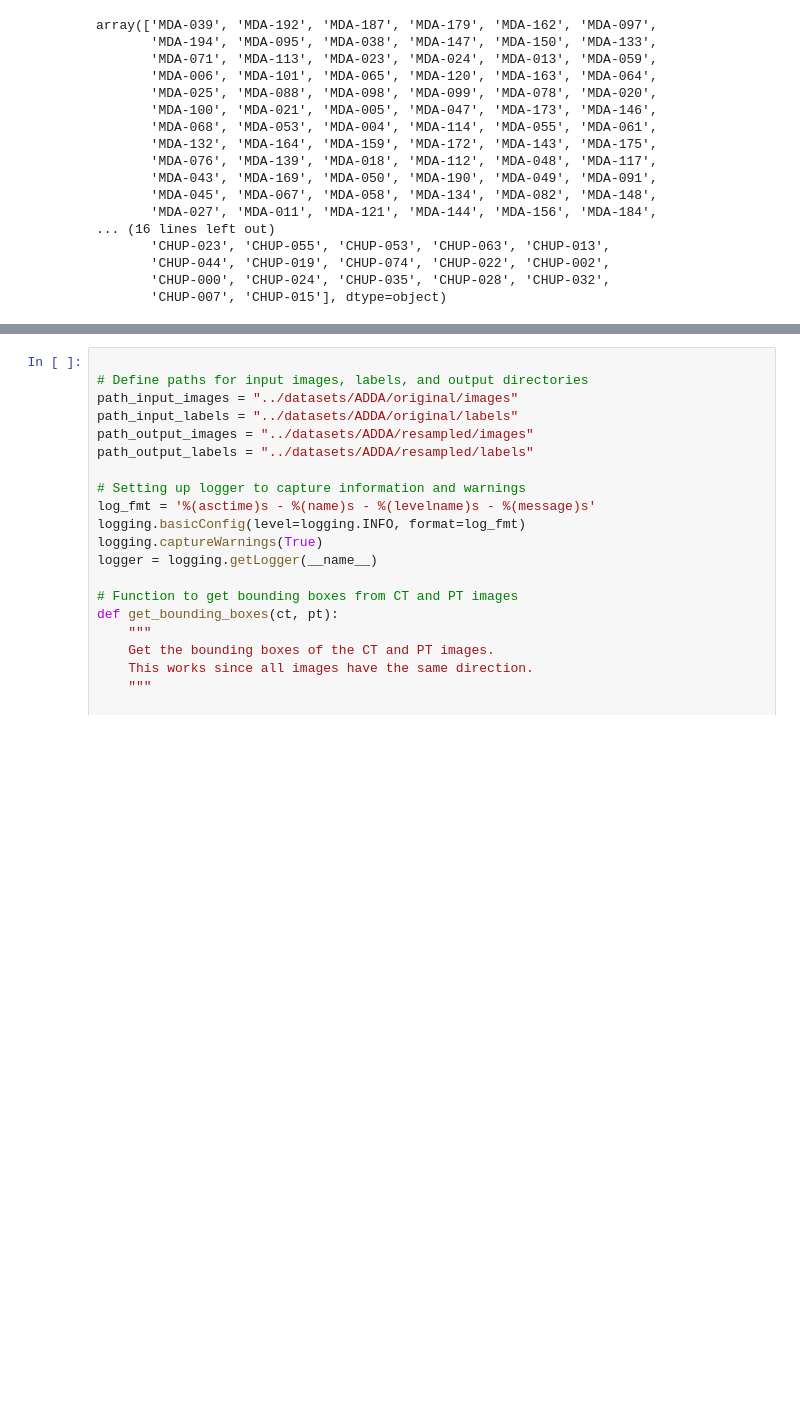
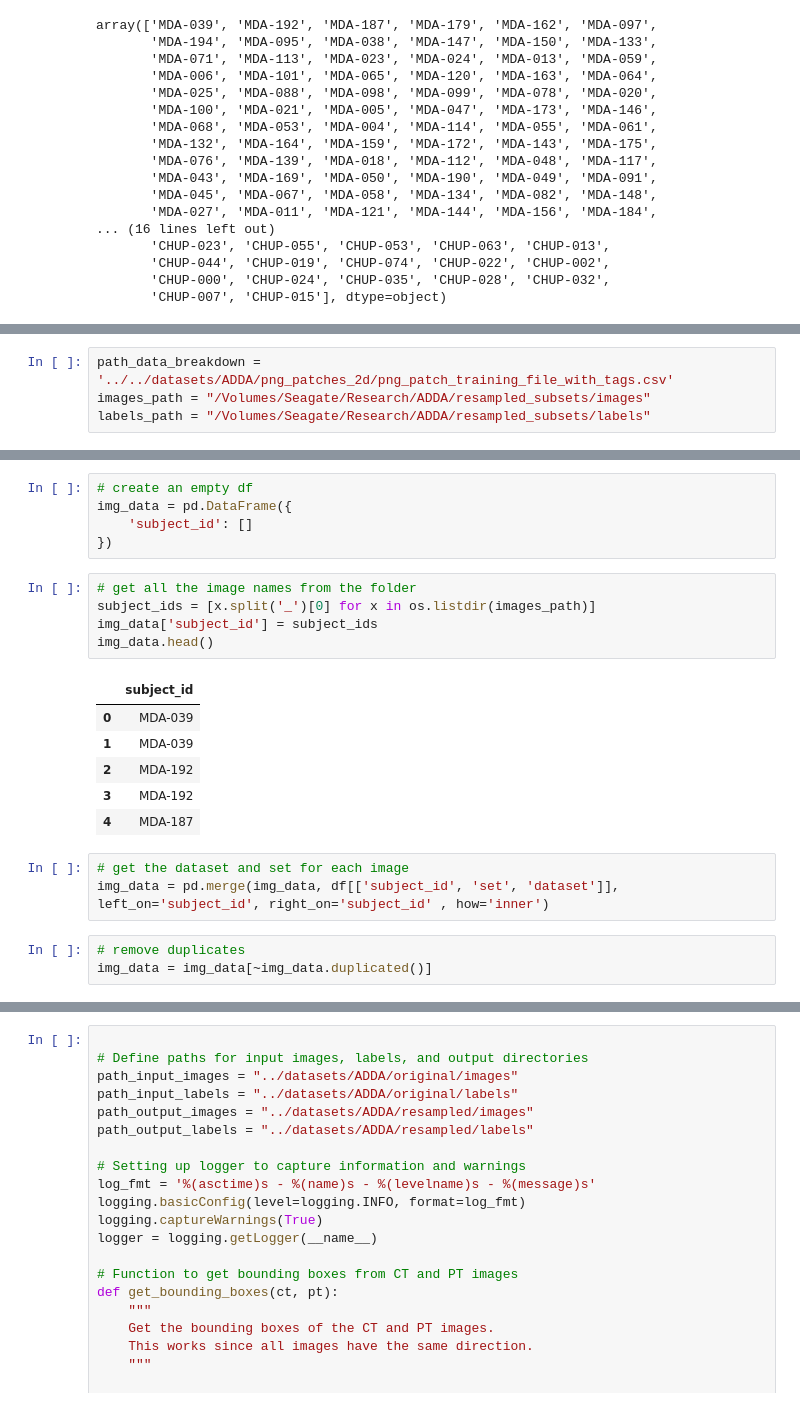
Before and after one commit to ahmedqasem/nii_data, a Jupyter notebook: notebooks/hecktor_resampling.ipynb, the cells around one changed output, grey strips where cells are left out. Drawn from its saved outputs; the diff is of its cells as text; blank space fills up the shorter version.

```diff
--- a/notebooks/hecktor_resampling.ipynb
+++ b/notebooks/hecktor_resampling.ipynb
@@ -585,0 +591,4 @@ array(['MDA-039', 'MDA-192', 'MDA-187', 'MDA-179', 'MDA-162', 'MDA-097',
+# %%
+path_data_breakdown = '../../datasets/ADDA/png_patches_2d/png_patch_training_file_with_tags.csv'
+images_path = "/Volumes/Seagate/Research/ADDA/resampled_subsets/images"
+labels_path = "/Volumes/Seagate/Research/ADDA/resampled_subsets/labels"
@@ -585,0 +607,23 @@ array(['MDA-039', 'MDA-192', 'MDA-187', 'MDA-179', 'MDA-162', 'MDA-097',
+# %%
+# create an empty df
+img_data = pd.DataFrame({
+    'subject_id': []
+})
+# %%
+# get all the image names from the folder
+subject_ids = [x.split('_')[0] for x in os.listdir(images_path)]
+img_data['subject_id'] = subject_ids
+img_data.head()
+# %% [output]
+|  | subject_id |
+| 0 | MDA-039 |
+| 1 | MDA-039 |
+| 2 | MDA-192 |
+| 3 | MDA-192 |
+| 4 | MDA-187 |
+# %%
+# get the dataset and set for each image
+img_data = pd.merge(img_data, df[['subject_id', 'set', 'dataset']], left_on='subject_id', right_on='subject_id' , how='inner')
+# %%
+# remove duplicates
+img_data = img_data[~img_data.duplicated()]
```
Also changed, not shown: parts of 8 cells of this notebook, 1 other file.
